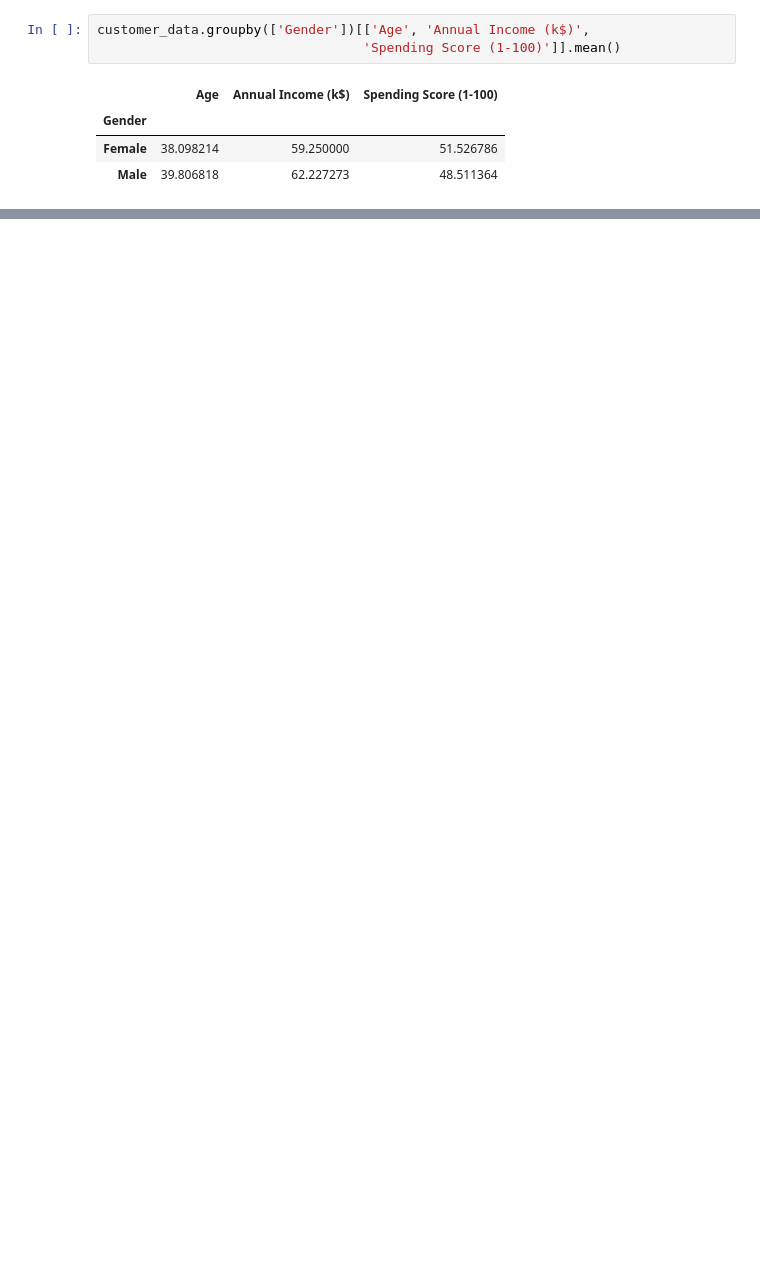
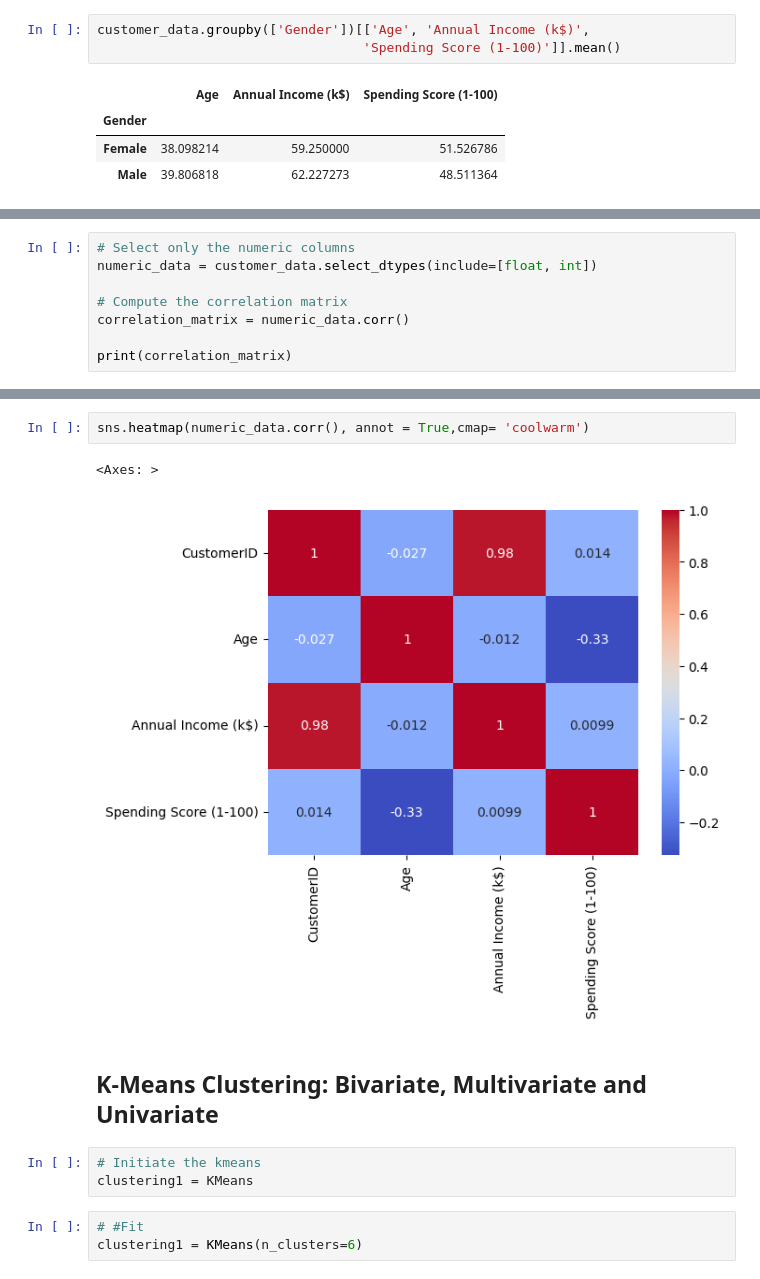
Before and after one commit to Edna722/Machine-Learning, a Jupyter notebook: Machine Learning Project.ipynb, the cells around one changed output, grey strips where cells are left out. Saved outputs shown, nothing was run; the diff lists cells and outputs as text; blank space fills up the shorter version.

Commit message:
KMeans and Inertia

```diff
--- a/Machine Learning Project.ipynb
+++ b/Machine Learning Project.ipynb
@@ -114,0 +111,8 @@ ValueError: could not convert string to float: 'Male'
+# %%
+# Select only the numeric columns
+numeric_data = customer_data.select_dtypes(include=[float, int])
+
+# Compute the correlation matrix
+correlation_matrix = numeric_data.corr()
+
+print(correlation_matrix)
@@ -114,0 +131,13 @@ ValueError: could not convert string to float: 'Male'
+# %%
+sns.heatmap(numeric_data.corr(), annot = True,cmap= 'coolwarm')
+# %% [output]
+<Axes: >
+[figure, added]
+# %% [markdown]
+## K-Means Clustering: Bivariate, Multivariate and Univariate
+# %%
+# Initiate the kmeans
+clustering1 = KMeans
+# %%
+# #Fit
+clustering1 = KMeans(n_clusters=6)
```
Also changed, not shown: parts of 15 cells of this notebook.
